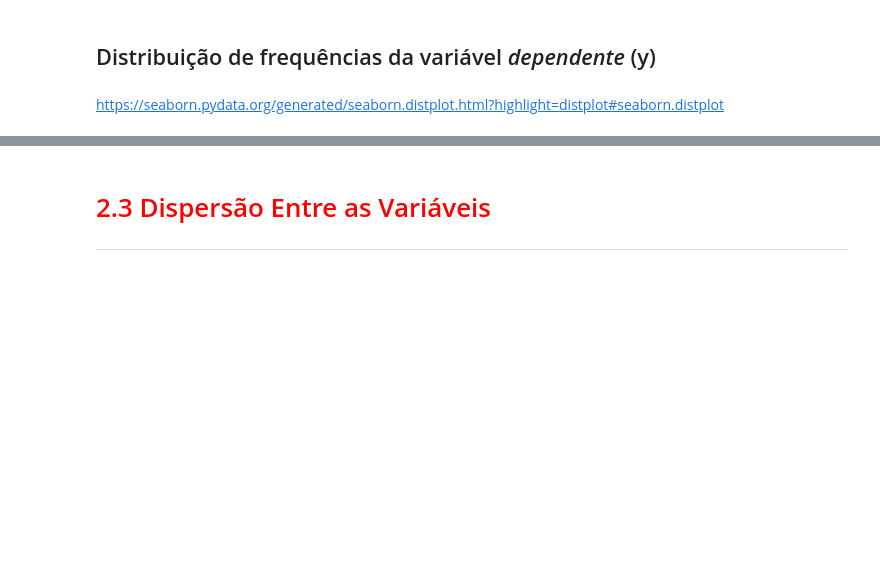
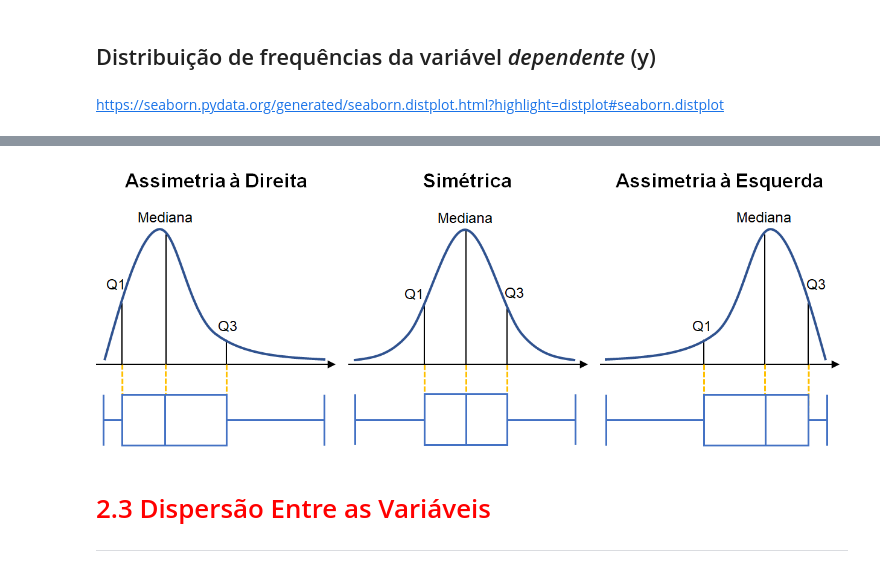
Before and after one commit to arthur-pulini/Estatistica_com_python_7, a Jupyter notebook: Regressão Linear.ipynb, the cells around one changed output, grey strips where cells are left out. Cells and saved outputs as stored; diff of their text form; code cells hidden in the pictures; blank space fills up the shorter version.

```diff
--- a/Regressão Linear.ipynb
+++ b/Regressão Linear.ipynb
@@ -130,3 +140,7 @@ ax
+# %%
+Image(filename='Box-Plot II.png')
+# %% [output]
+[figure, added]
 # %% [markdown]
 # <font color='red' style='font-size: 30px;'>2.3 Dispersão Entre as Variáveis</font>
 <hr style='border: 2px solid red;'>
```
Also changed, not shown: parts of 3 cells of this notebook.
